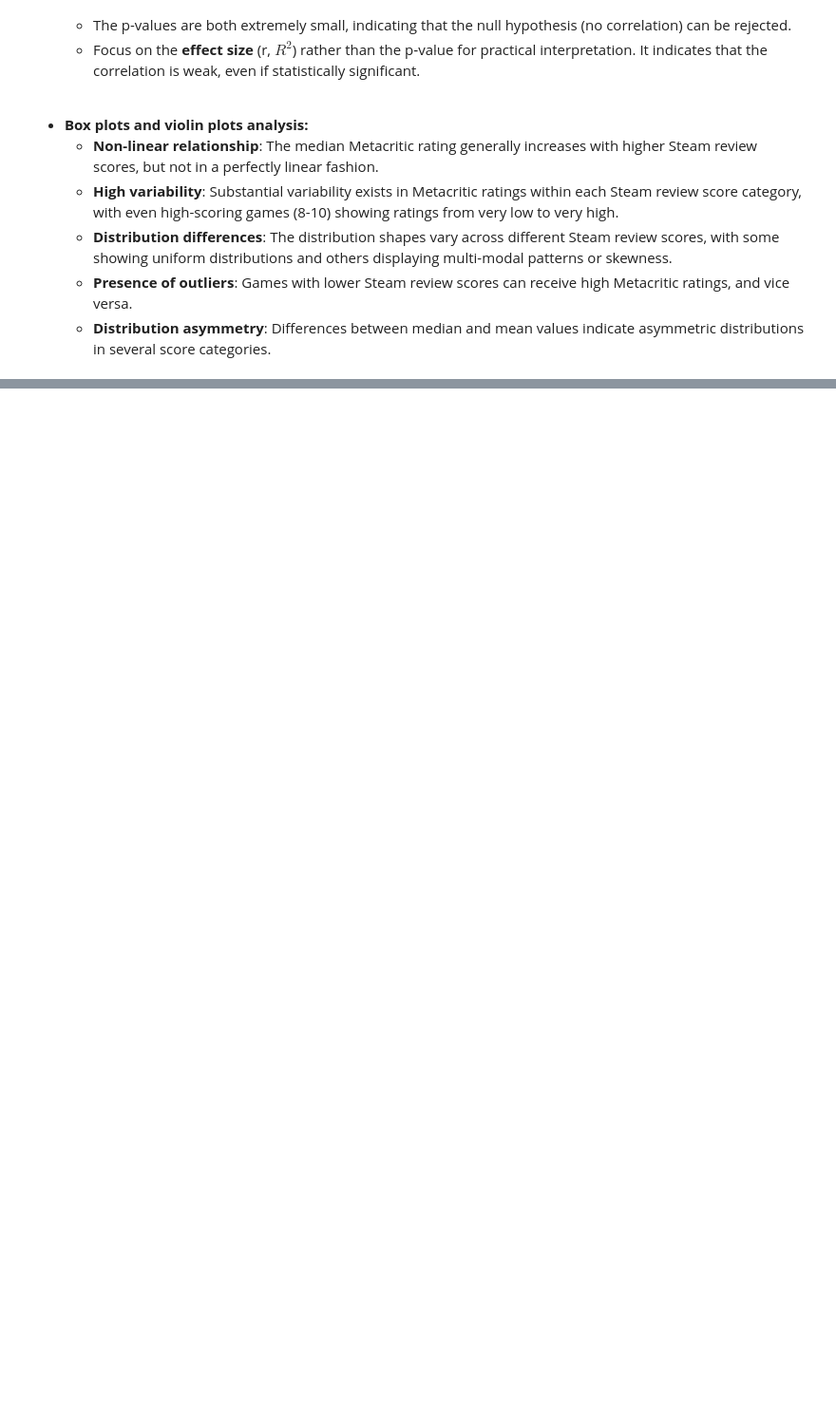
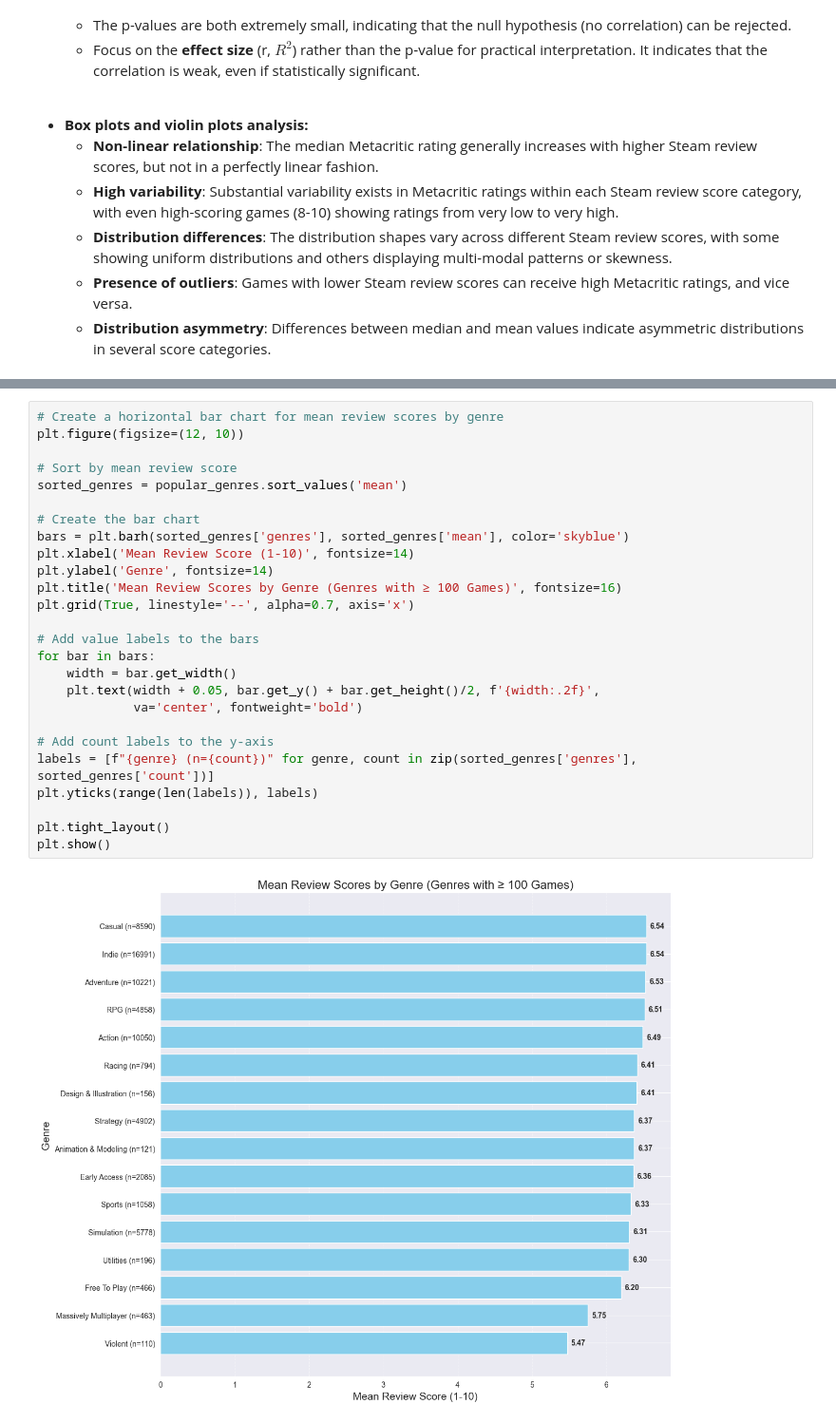
Before and after one commit to Darakuu/FAD_SteamGames_2025, a Jupyter notebook: project.ipynb, the cells around one changed output, grey strips where cells are left out. Shown at 95% size. Saved outputs shown, nothing was run; the diff lists cells and outputs as text; blank space fills up the shorter version.

```diff
--- a/project.ipynb
+++ b/project.ipynb
@@ -321,0 +466,28 @@ $$
+# %%
+# Create a horizontal bar chart for mean review scores by genre
+plt.figure(figsize=(12, 10))
+
+# Sort by mean review score
+sorted_genres = popular_genres.sort_values('mean')
+
+# Create the bar chart
+bars = plt.barh(sorted_genres['genres'], sorted_genres['mean'], color='skyblue')
+plt.xlabel('Mean Review Score (1-10)', fontsize=14)
+plt.ylabel('Genre', fontsize=14)
+plt.title('Mean Review Scores by Genre (Genres with ≥ 100 Games)', fontsize=16)
+plt.grid(True, linestyle='--', alpha=0.7, axis='x')
+
+# Add value labels to the bars
+for bar in bars:
+    width = bar.get_width()
+    plt.text(width + 0.05, bar.get_y() + bar.get_height()/2, f'{width:.2f}',
+             va='center', fontweight='bold')
+
+# Add count labels to the y-axis
+labels = [f"{genre} (n={count})" for genre, count in zip(sorted_genres['genres'], sorted_genres['count'])]
+plt.yticks(range(len(labels)), labels)
+
+plt.tight_layout()
+plt.show()
+# %% [output]
+[figure, added]
```
Also changed, not shown: parts of 15 cells of this notebook.
